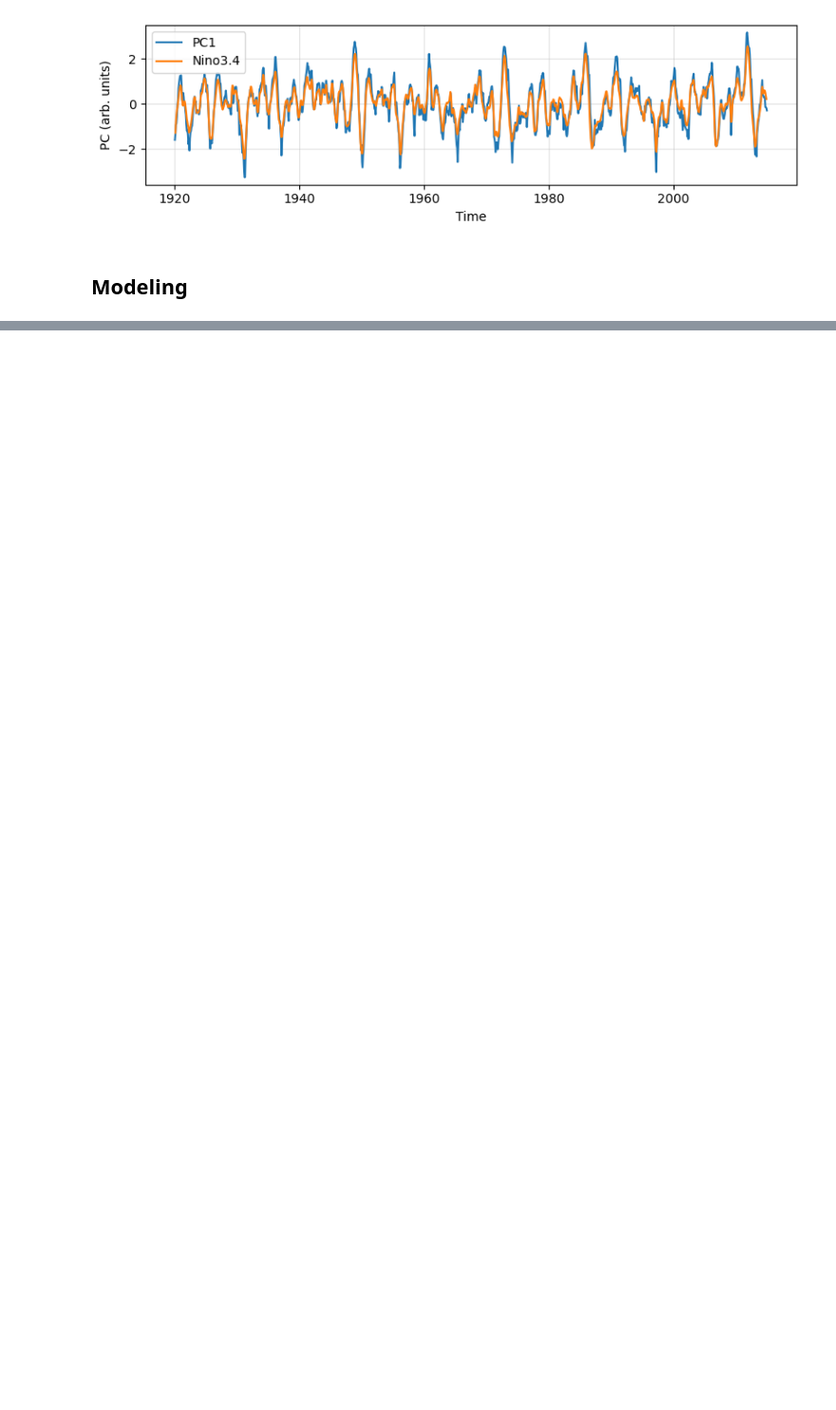
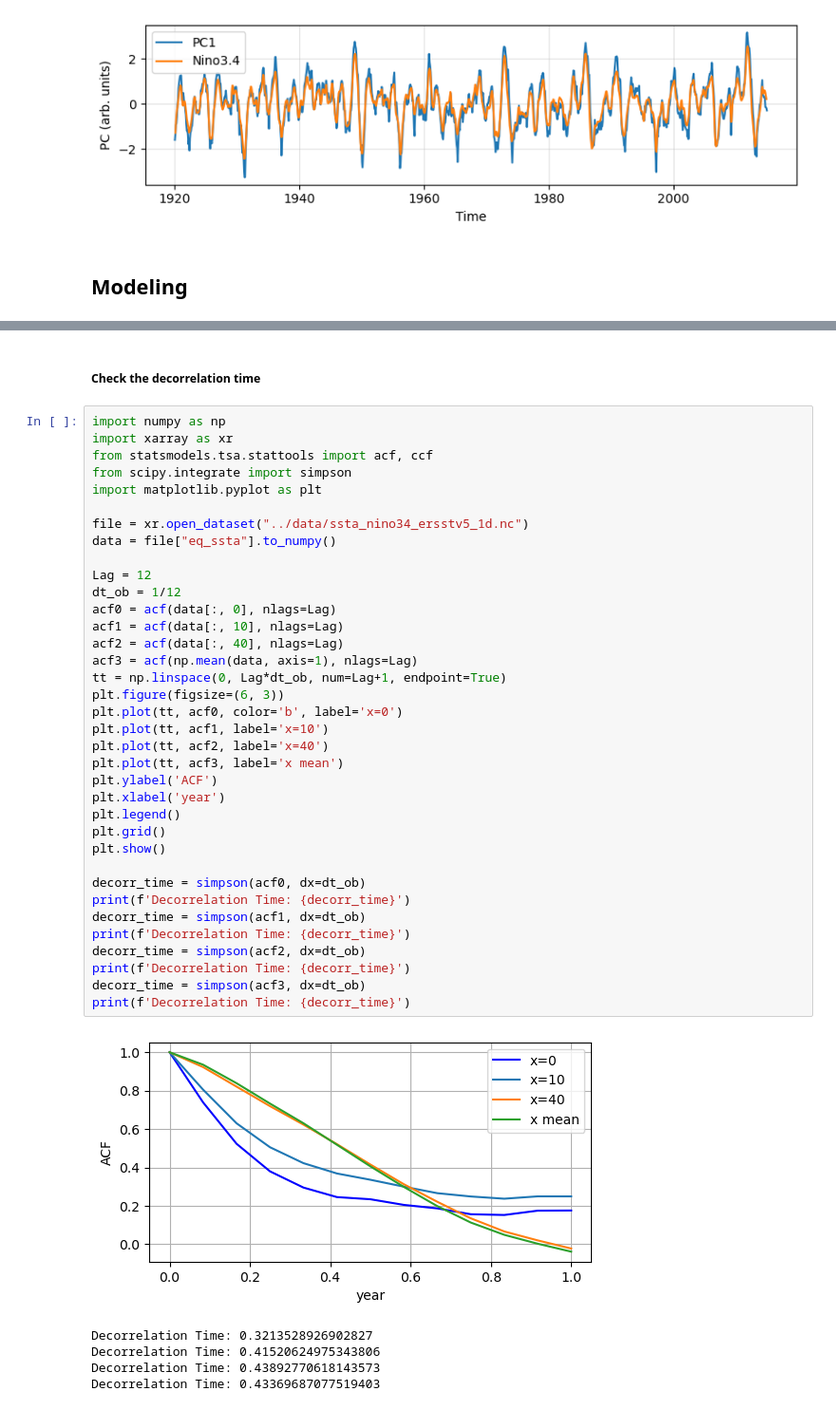
Before and after one commit to zhongruiw/MultiModelDA, a Jupyter notebook: code/ENSO.ipynb, the cells around one changed output, grey strips where cells are left out. Shown at 95% size. Drawn from its saved outputs; the diff is of its cells as text; blank space fills up the shorter version.

```diff
--- a/code/ENSO.ipynb
+++ b/code/ENSO.ipynb
@@ -1149,0 +1260,44 @@ plot_pcs(res["PCs"], modes=(1,), nino=res['nino34'])
+# %% [markdown]
+##### Check the decorrelation time
+# %%
+import numpy as np
+import xarray as xr
+from statsmodels.tsa.stattools import acf, ccf
+from scipy.integrate import simpson
+import matplotlib.pyplot as plt
+
+file = xr.open_dataset("../data/ssta_nino34_ersstv5_1d.nc")
+data = file["eq_ssta"].to_numpy()
+
+Lag = 12
+dt_ob = 1/12
+acf0 = acf(data[:, 0], nlags=Lag)
+acf1 = acf(data[:, 10], nlags=Lag)
+acf2 = acf(data[:, 40], nlags=Lag)
+acf3 = acf(np.mean(data, axis=1), nlags=Lag)
+tt = np.linspace(0, Lag*dt_ob, num=Lag+1, endpoint=True)
+plt.figure(figsize=(6, 3))
+plt.plot(tt, acf0, color='b', label='x=0')
+plt.plot(tt, acf1, label='x=10')
+plt.plot(tt, acf2, label='x=40')
+plt.plot(tt, acf3, label='x mean')
+plt.ylabel('ACF')
+plt.xlabel('year')
+plt.legend()
+plt.grid()
+plt.show()
+
+decorr_time = simpson(acf0, dx=dt_ob)
+print(f'Decorrelation Time: {decorr_time}')
+decorr_time = simpson(acf1, dx=dt_ob)
+print(f'Decorrelation Time: {decorr_time}')
+decorr_time = simpson(acf2, dx=dt_ob)
+print(f'Decorrelation Time: {decorr_time}')
+decorr_time = simpson(acf3, dx=dt_ob)
+print(f'Decorrelation Time: {decorr_time}')
+# %% [output]
+[figure, added]
+Decorrelation Time: 0.3213528926902827
+Decorrelation Time: 0.41520624975343806
+Decorrelation Time: 0.43892770618143573
+Decorrelation Time: 0.43369687077519403
```
Also changed, not shown: parts of 60 cells of this notebook, 3 other files.
